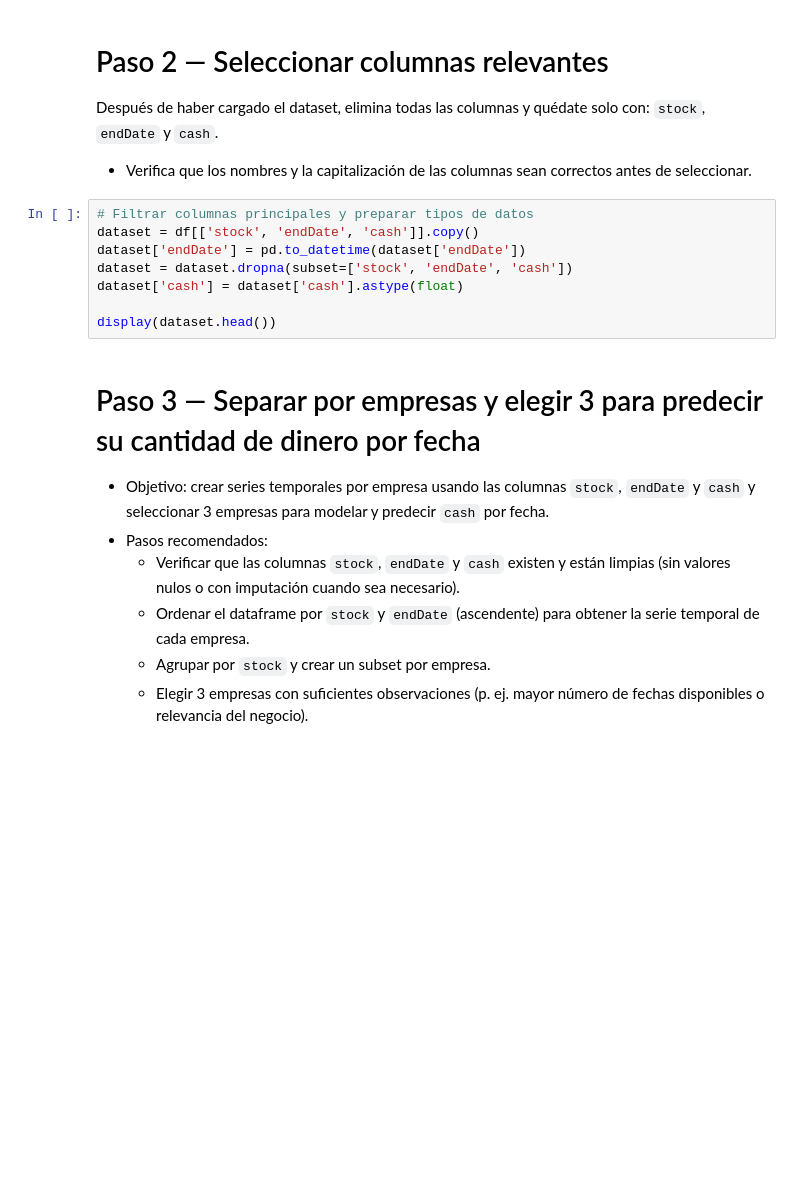
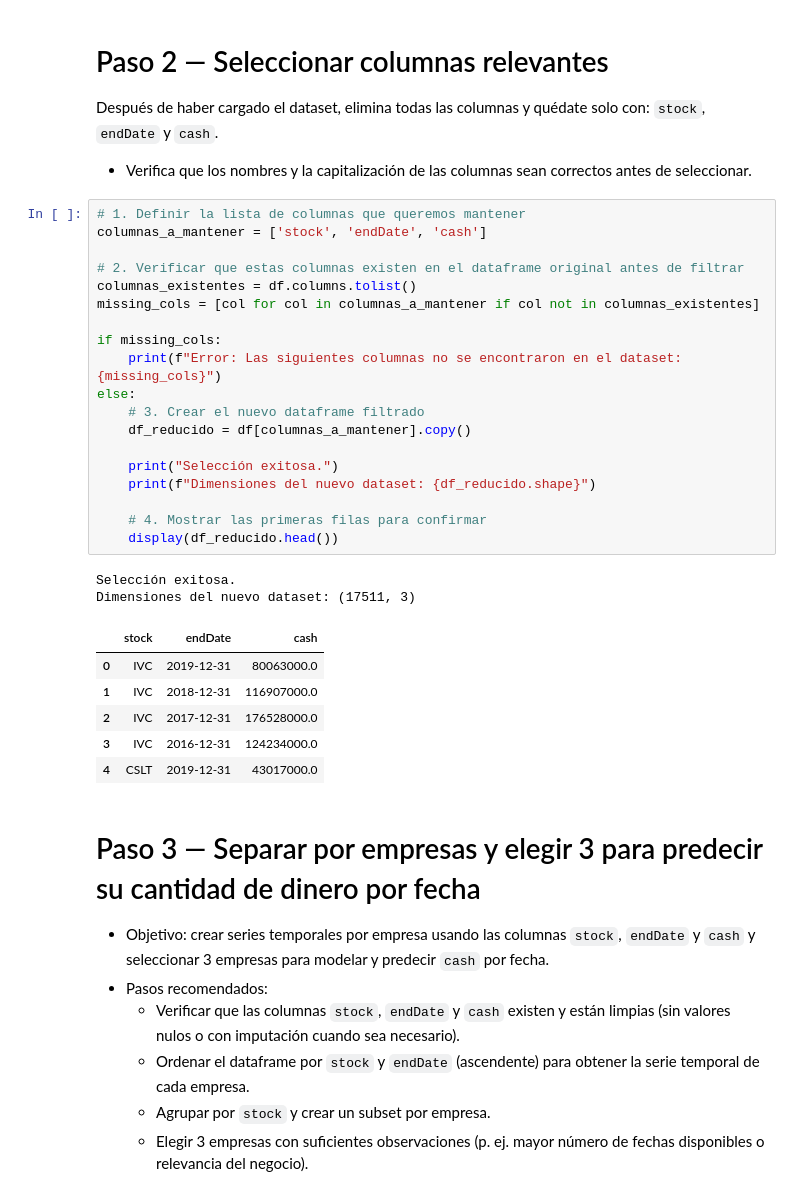
Before and after one commit to JosephJosue/IA_JOSEPH_LOO, a Jupyter notebook: Asignaciones/Asignacion_2/asignacion_2_regresion.ipynb, the cells around one changed output. Cells and saved outputs as stored; diff of their text form; blank space fills up the shorter version.

```diff
--- a/Asignaciones/Asignacion_2/asignacion_2_regresion.ipynb
+++ b/Asignaciones/Asignacion_2/asignacion_2_regresion.ipynb
@@ -63,13 +142,33 @@ Después de haber cargado el dataset, elimina todas las columnas y quédate solo
 
 - Verifica que los nombres y la capitalización de las columnas sean correctos antes de seleccionar.
 # %%
-# Filtrar columnas principales y preparar tipos de datos
-dataset = df[['stock', 'endDate', 'cash']].copy()
-dataset['endDate'] = pd.to_datetime(dataset['endDate'])
-dataset = dataset.dropna(subset=['stock', 'endDate', 'cash'])
-dataset['cash'] = dataset['cash'].astype(float)
+# 1. Definir la lista de columnas que queremos mantener
+columnas_a_mantener = ['stock', 'endDate', 'cash']
 
-display(dataset.head())
+# 2. Verificar que estas columnas existen en el dataframe original antes de filtrar
+columnas_existentes = df.columns.tolist()
+missing_cols = [col for col in columnas_a_mantener if col not in columnas_existentes]
+
+if missing_cols:
+    print(f"Error: Las siguientes columnas no se encontraron en el dataset: {missing_cols}")
+else:
+    # 3. Crear el nuevo dataframe filtrado
+    df_reducido = df[columnas_a_mantener].copy()
+
+    print("Selección exitosa.")
+    print(f"Dimensiones del nuevo dataset: {df_reducido.shape}")
+
+    # 4. Mostrar las primeras filas para confirmar
+    display(df_reducido.head())
+# %% [output]
+Selección exitosa.
+Dimensiones del nuevo dataset: (17511, 3)
+|  | stock | endDate | cash |
+| 0 | IVC | 2019-12-31 | 80063000.0 |
+| 1 | IVC | 2018-12-31 | 116907000.0 |
+| 2 | IVC | 2017-12-31 | 176528000.0 |
+| 3 | IVC | 2016-12-31 | 124234000.0 |
+| 4 | CSLT | 2019-12-31 | 43017000.0 |
 # %% [markdown]
 # Paso 3 — Separar por empresas y elegir 3 para predecir su cantidad de dinero por fecha
 
```
Also changed, not shown: parts of 8 cells of this notebook, 2 other files.
